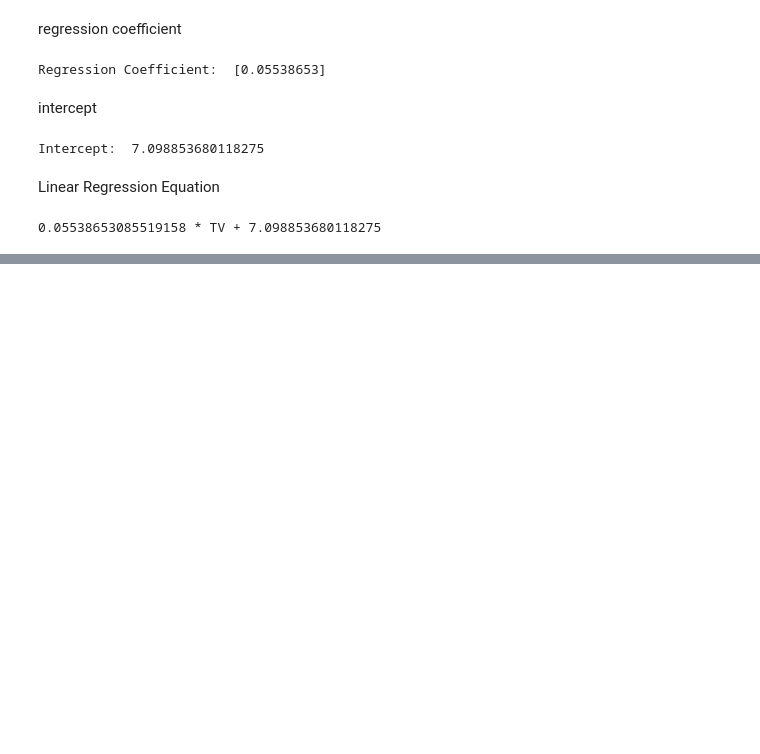
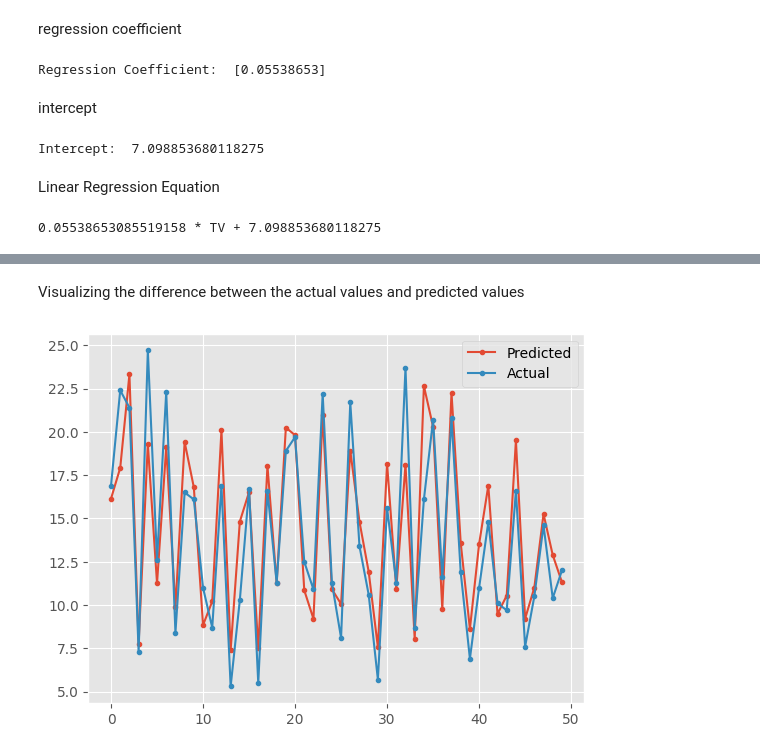
Before and after one commit to BrianK64/Microsoft_AI_School, a Jupyter notebook: Machine_Learning/Ad_Sales_Analysis.ipynb, the cells around one changed output, grey strips where cells are left out. Cells and saved outputs as stored; diff of their text form; code cells hidden in the pictures; blank space fills up the shorter version.

```diff
--- a/Machine_Learning/Ad_Sales_Analysis.ipynb
+++ b/Machine_Learning/Ad_Sales_Analysis.ipynb
@@ -278,0 +287,8 @@ print(f"{w[0]} * TV + {b}")
+# %% [markdown]
+Visualizing the difference between the actual values and predicted values
+# %%
+plt.plot(pred, marker = ".", label = "Predicted")
+plt.plot(np.array(y_test), marker = ".", label = "Actual")
+plt.legend();
+# %% [output]
+[figure, added]
```
Also changed, not shown: parts of 2 cells of this notebook.
